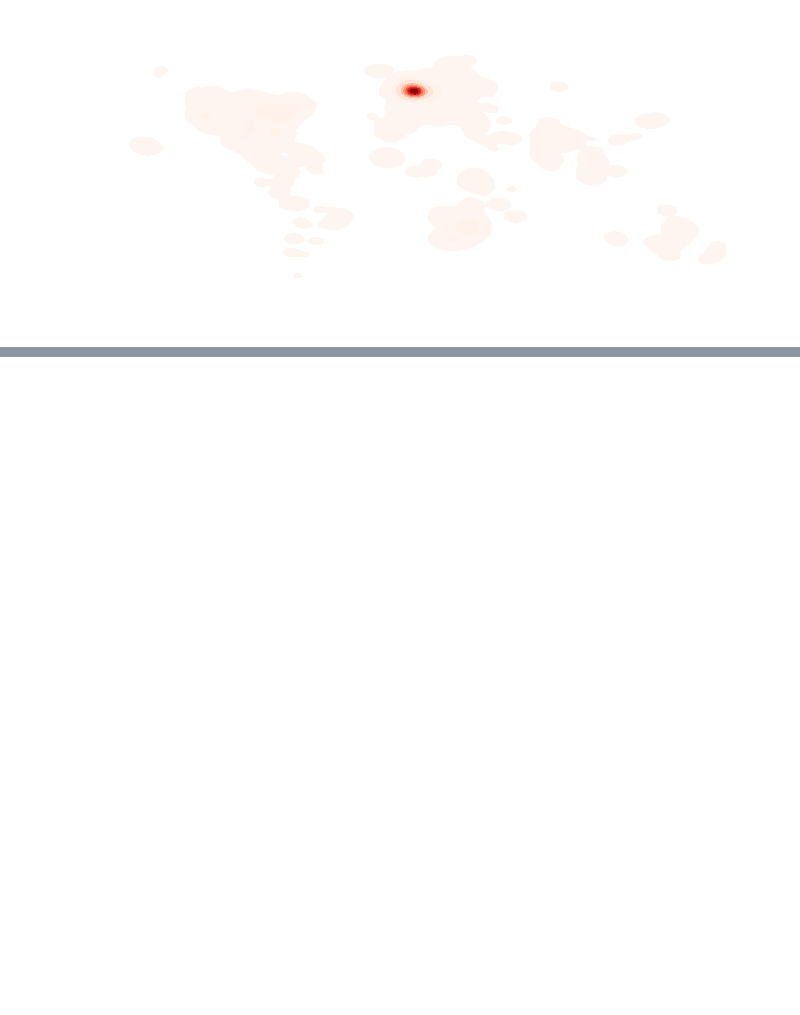
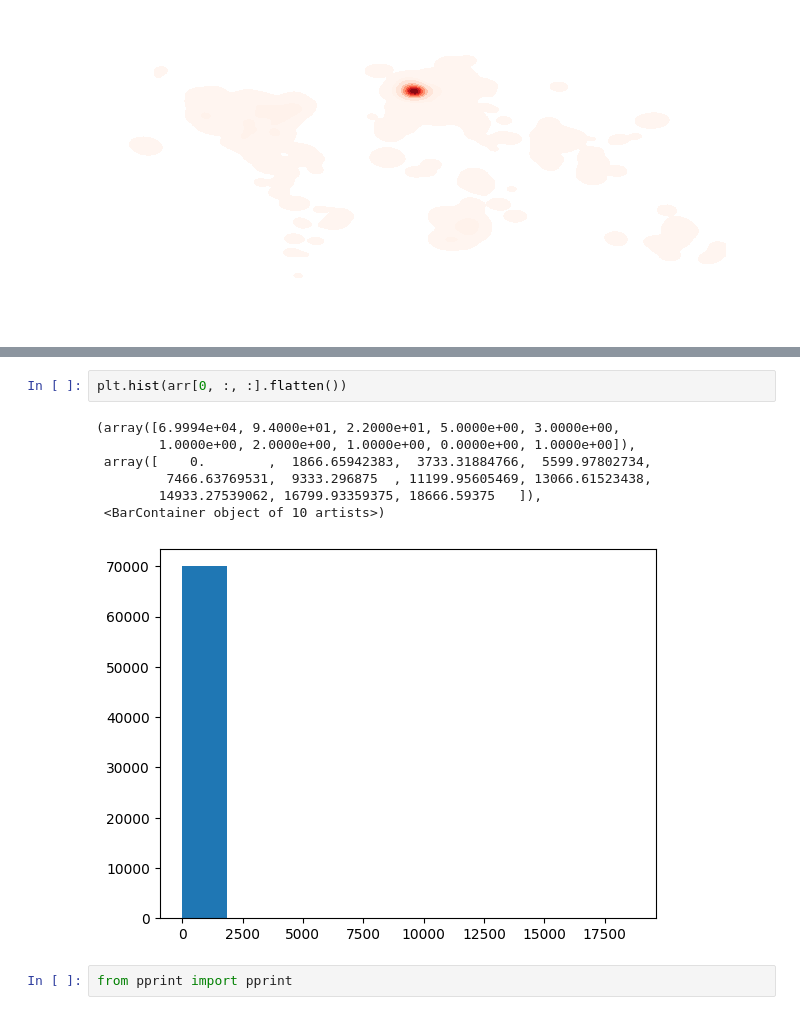
Before and after one commit to leo-ware/bird-CEM, a Jupyter notebook: poking_around.ipynb, the cells around one changed output, grey strips where cells are left out. Saved outputs shown, nothing was run; the diff lists cells and outputs as text; blank space fills up the shorter version.

```diff
--- a/full.ipynb
+++ b/poking_around.ipynb
@@ -97,0 +159,12 @@ gplt.kdeplot(gpd.GeoDataFrame(geometry=points), fill=True, cmap="Reds", thresh=0
+# %%
+plt.hist(arr[0, :, :].flatten())
+# %% [output]
+(array([6.9994e+04, 9.4000e+01, 2.2000e+01, 5.0000e+00, 3.0000e+00,
+        1.0000e+00, 2.0000e+00, 1.0000e+00, 0.0000e+00, 1.0000e+00]),
+ array([    0.        ,  1866.65942383,  3733.31884766,  5599.97802734,
+         7466.63769531,  9333.296875  , 11199.95605469, 13066.61523438,
+        14933.27539062, 16799.93359375, 18666.59375   ]),
+ <BarContainer object of 10 artists>)
+[figure, added]
+# %%
+from pprint import pprint
```
Also changed, not shown: parts of 13 cells of this notebook, 24 other files.
